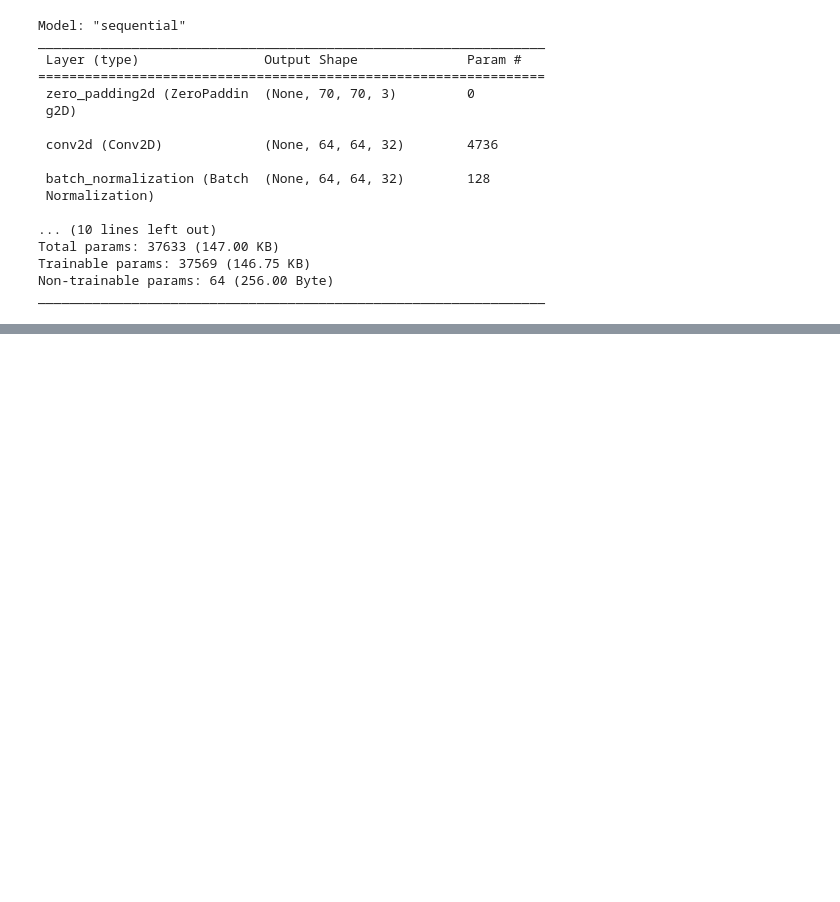
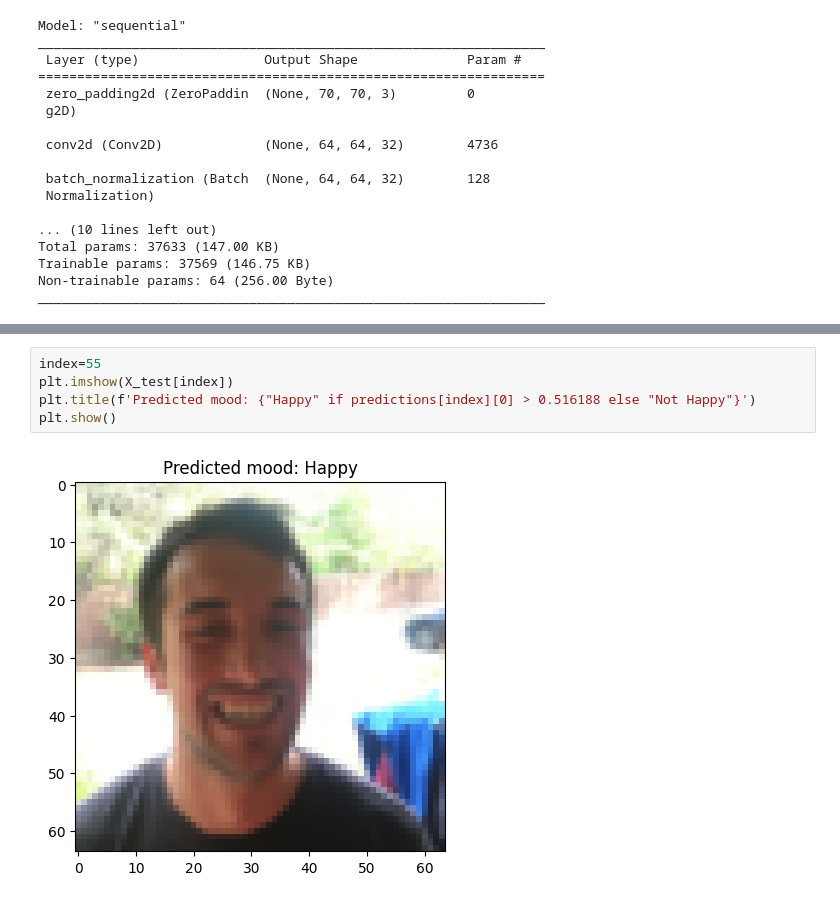
Before and after one commit to Rish-1903/Happy-Mood-Classifier, a Jupyter notebook: Mood Classifier.ipynb, the cells around one changed output, grey strips where cells are left out. Saved outputs shown, nothing was run; the diff lists cells and outputs as text; blank space fills up the shorter version.

```diff
--- a/Mood Classifier.ipynb
+++ b/Mood Classifier.ipynb
@@ -141,0 +149,7 @@ plt.show()
+# %%
+index=55
+plt.imshow(X_test[index])
+plt.title(f'Predicted mood: {"Happy" if predictions[index][0] > 0.516188 else "Not Happy"}')
+plt.show()
+# %% [output]
+[figure, added]
```
Also changed, not shown: parts of 8 cells of this notebook.
